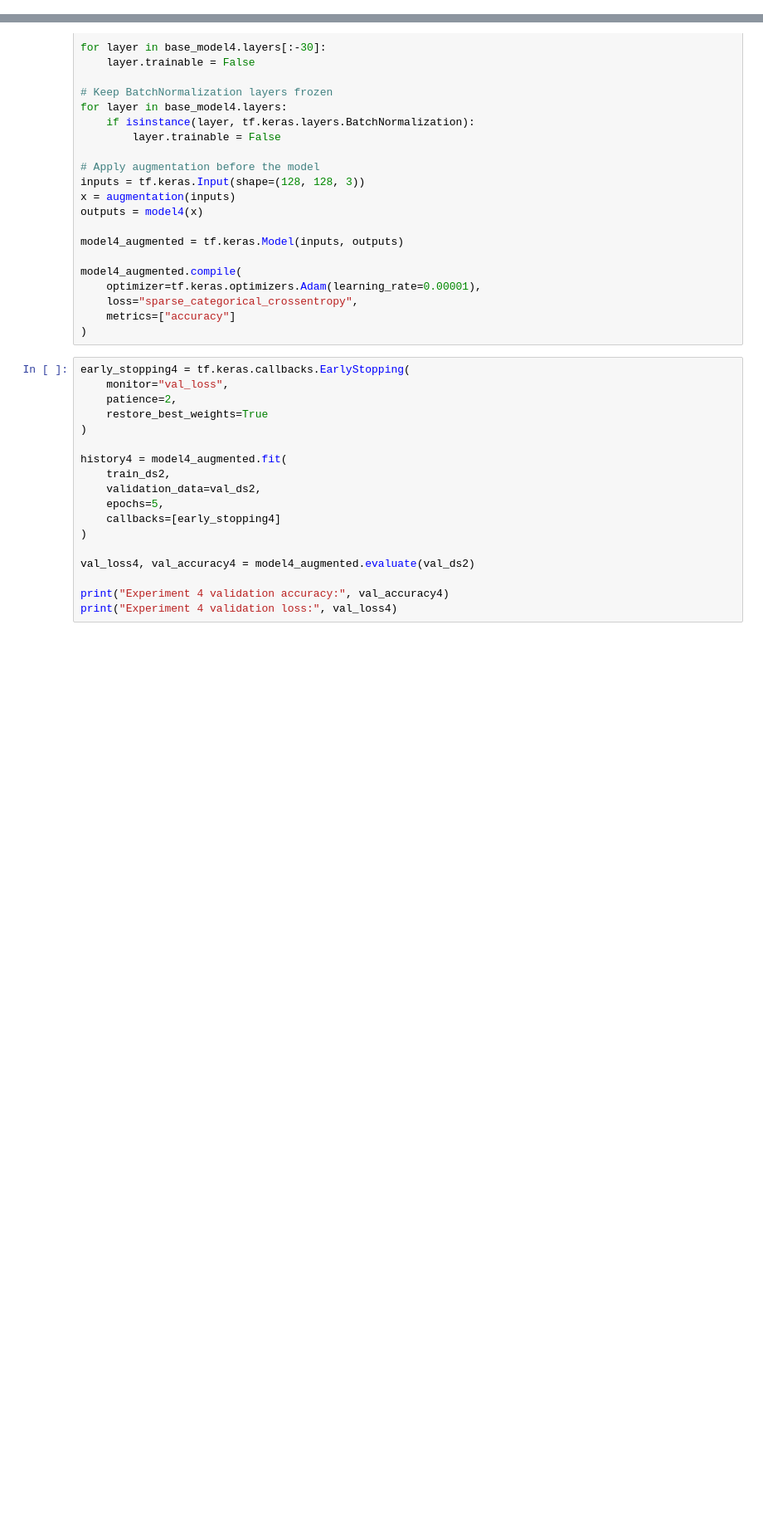
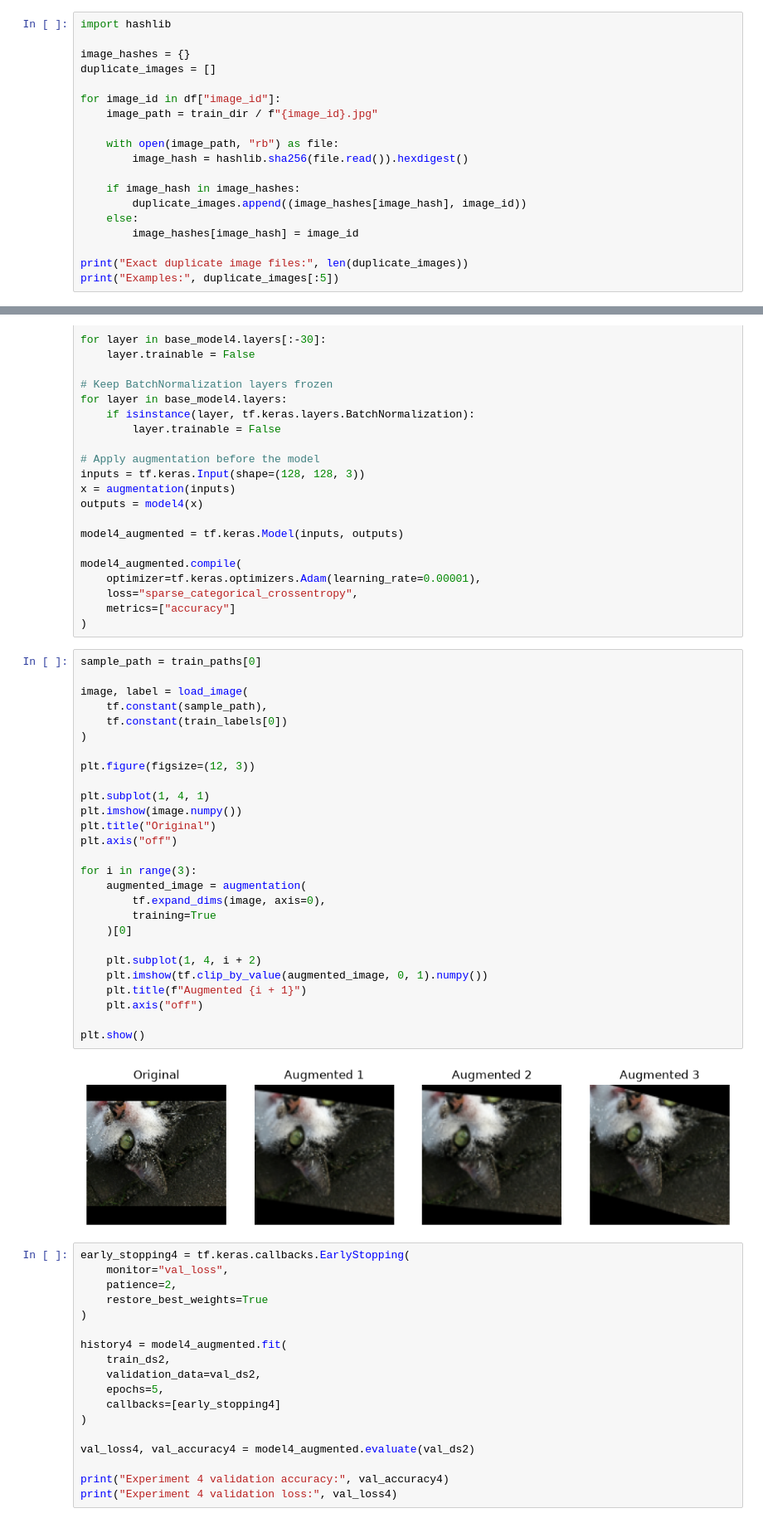
Before and after one commit to chaima-oueslati/facial_feature_classifier, a Jupyter notebook: notebooks/facial_feature_classifier.ipynb, the cells around one changed output, grey strips where cells are left out. Shown at 83% size. Cells and saved outputs as stored; diff of their text form; blank space fills up the shorter version.

```diff
--- a/notebooks/facial_feature_classifier.ipynb
+++ b/notebooks/facial_feature_classifier.ipynb
@@ -102,0 +124,19 @@ Missing training images: 0
+# %%
+import hashlib
+
+image_hashes = {}
+duplicate_images = []
+
+for image_id in df["image_id"]:
+    image_path = train_dir / f"{image_id}.jpg"
+
+    with open(image_path, "rb") as file:
+        image_hash = hashlib.sha256(file.read()).hexdigest()
+
+    if image_hash in image_hashes:
+        duplicate_images.append((image_hashes[image_hash], image_id))
+    else:
+        image_hashes[image_hash] = image_id
+
+print("Exact duplicate image files:", len(duplicate_images))
+print("Examples:", duplicate_images[:5])
@@ -797,6 +864,35 @@ model4_augmented.compile(
     loss="sparse_categorical_crossentropy",
     metrics=["accuracy"]
 )
+# %%
+sample_path = train_paths[0]
+
+image, label = load_image(
+    tf.constant(sample_path),
+    tf.constant(train_labels[0])
+)
+
+plt.figure(figsize=(12, 3))
+
+plt.subplot(1, 4, 1)
+plt.imshow(image.numpy())
+plt.title("Original")
+plt.axis("off")
+
+for i in range(3):
+    augmented_image = augmentation(
+        tf.expand_dims(image, axis=0),
+        training=True
+    )[0]
+
+    plt.subplot(1, 4, i + 2)
+    plt.imshow(tf.clip_by_value(augmented_image, 0, 1).numpy())
+    plt.title(f"Augmented {i + 1}")
+    plt.axis("off")
+
+plt.show()
+# %% [output]
+[figure, added]
 # %%
 early_stopping4 = tf.keras.callbacks.EarlyStopping(
     monitor="val_loss",
```
Also changed, not shown: parts of 10 cells of this notebook.
